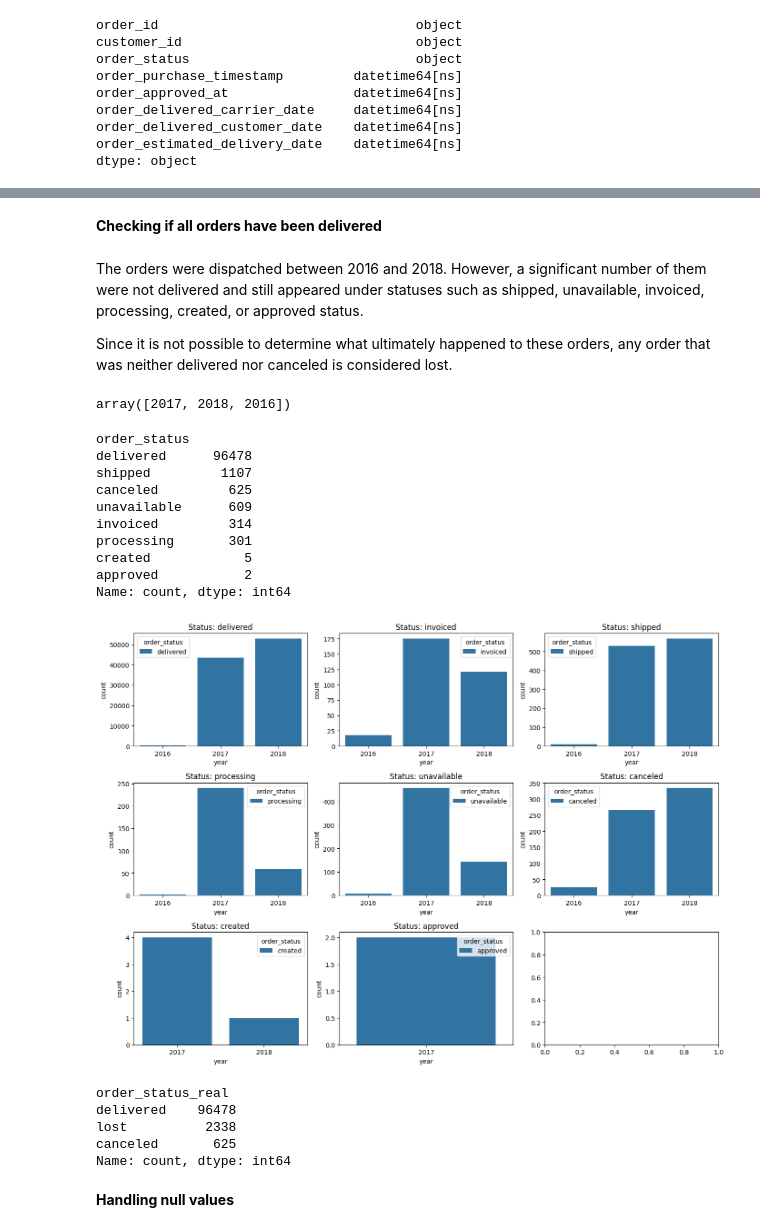
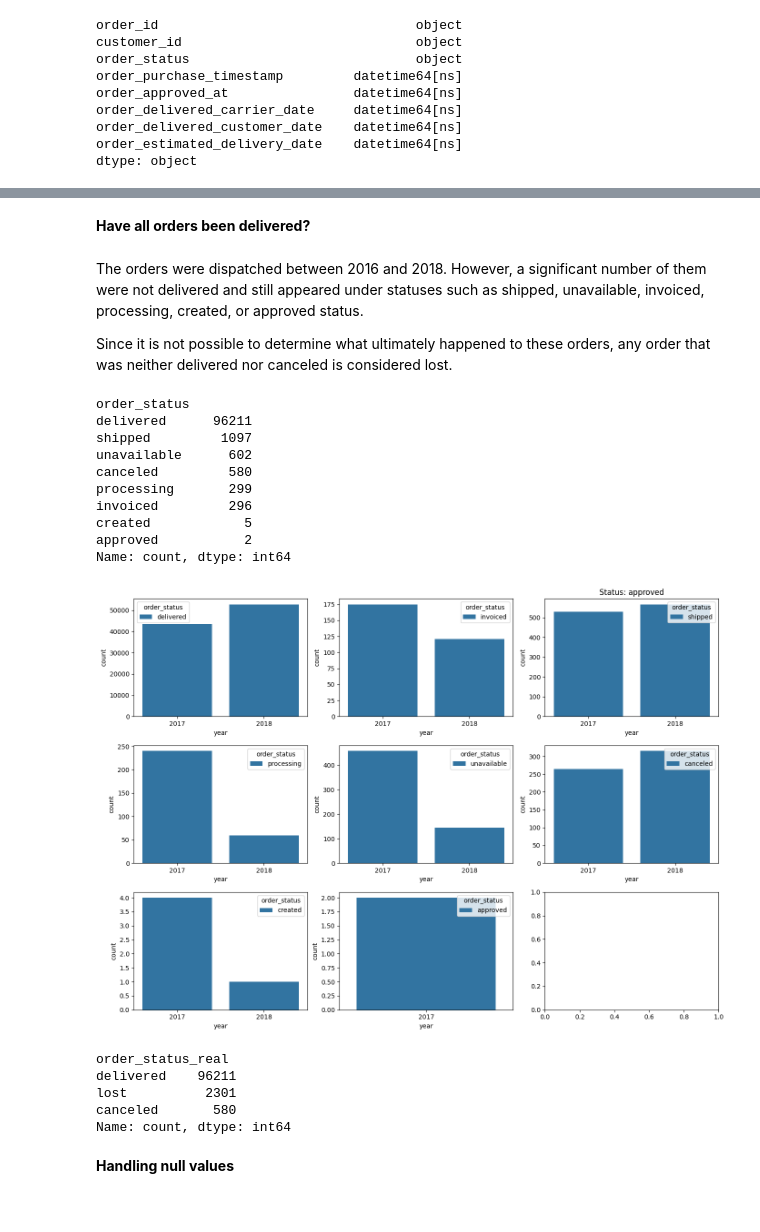
Before and after one commit to alfalfal/business_performance_analysis, a Jupyter notebook: EDA-and-modeling.ipynb, the cells around one changed output, grey strips where cells are left out. Drawn from its saved outputs; the diff is of its cells as text; code cells hidden in the pictures.

Commit message:
got rid of data from 2016 and August 2018 onwards due to inconsistencies

```diff
--- a/EDA-and-modeling.ipynb
+++ b/EDA-and-modeling.ipynb
@@ -257,0 +263,5 @@ dtype: object
+# %%
+# ADD A YEAR AND MONTH COLUMN FOR EACH ORDER
+
+orders['year'] = orders['order_purchase_timestamp'].dt.year
+orders['month'] = orders['order_purchase_timestamp'].dt.month_name()
@@ -257,0 +302,16 @@ dtype: object
+# %%
+# Convertir a datetime si no lo has hecho
+orders['order_purchase_timestamp'] = pd.to_datetime(orders['order_purchase_timestamp'])
+
+# Crear una columna de Año-Mes para el eje X
+orders['month_year'] = orders['order_purchase_timestamp'].dt.to_period('M').astype(str)
+
+plt.figure(figsize=(15,6))
+# Agrupar y contar
+sns.lineplot(data=orders.groupby('month_year').size().reset_index(name='counts'),
+             x='month_year', y='counts', marker='o')
+
+plt.xticks(rotation=45)
+plt.title('Evolución Mensual de Pedidos (Visualización de la caída en 2018)')
+plt.grid(True, alpha=0.3)
+plt.show()
@@ -258,55 +320,49 @@ dtype: object
+# %%
+# FILTER OUT ORDERS IN PLACED IN 2016 AND FROM AUGUST 2018 ONWARDS
+
+orders = orders[(orders['order_purchase_timestamp'] >= '2017-01-01') & (orders['order_purchase_timestamp'] < '2018-09-01')]
 # %% [markdown]
-**Checking if all orders have been delivered**
+**Have all orders been delivered?**
 # %% [markdown]
 The orders were dispatched between 2016 and 2018. However, a significant number of them were not delivered and still appeared under statuses such as shipped, unavailable, invoiced, processing, created, or approved status.
 
 Since it is not possible to determine what ultimately happened to these orders, any order that was neither delivered nor canceled is considered lost.
-# %%
-# ADD THE YEAR FOR EACH ORDER
-
-orders['year'] = orders['order_purchase_timestamp'].dt.year
-
-# DISPLAY THE UNIQUE YEARS IN THE DATA FRAME
-
-orders['year'].unique()
-# %% [output]
-array([2017, 2018, 2016])
 # %%
 # SHOW THE NUMBER OF ORDERS BY THE ORDER STATUS
 
 orders['order_status'].value_counts(dropna= False)
 # %% [output]
 order_status
-delivered      96478
-shipped         1107
-canceled         625
-unavailable      609
-invoiced         314
-processing       301
+delivered      96211
+shipped         1097
+unavailable      602
+canceled         580
+processing       299
+invoiced         296
 created            5
 approved           2
 Name: count, dtype: int64
 # %%
 # EXTRACT UNIQUE VALUES CONTAINED IN THE ORDER_STATUS COLUMN
 unique_statuses = orders['order_status'].unique()
 
 # DEFINE THE GRID FOR THE CHARTS
-rows = int(np.ceil( len(unique_statuses) / 3))
-fig, axes = plt.subplots(rows, 3, figsize=(14, 10))
+rows_chart_2 = int(np.ceil( len(unique_statuses) / 3))
+fig, axes = plt.subplots(rows_chart_2, 3, figsize=(14, 10))
 
 # CONVERT A 3x3 MATRIX INTO A FLAT LIST OF 9 ELEMENTS
 axes = axes.flatten()
 
 # RUN A LOOP TO GENERATE ALL CHARTS
-for i, status in enumerate(unique_statuses):
+for ii, status in enumerate(unique_statuses):
 
     filter_data = orders[orders['order_status'] == status]
-    sns.countplot(data=filter_data, x='year', hue='order_status', ax=axes[i])
+    sns.countplot(data=filter_data, x='year', hue='order_status', ax=axes[ii])
     axes[i].set_title(f"Status: {status}")
 
 plt.tight_layout()
 # %% [output]
-[figure, old version]
+[figure, new version]
 # %%
 # CATEGORIZE THE ORDER_STATUS BETWEEN DELIVERED, CANCELED, OR LOST
 orders['order_status_real'] = orders['order_status'].apply(lambda x: 'delivered' if x == 'delivered'
@@ -318,9 +374,9 @@ orders['order_status_real'] = orders['order_status'].apply(lambda x: 'delivered'
 orders['order_status_real'].value_counts()
 # %% [output]
 order_status_real
-delivered    96478
-lost          2338
-canceled       625
+delivered    96211
+lost          2301
+canceled       580
 Name: count, dtype: int64
 # %% [markdown]
 **Handling null values**
```
Also changed, not shown: parts of 21 cells of this notebook, 1 other file.
